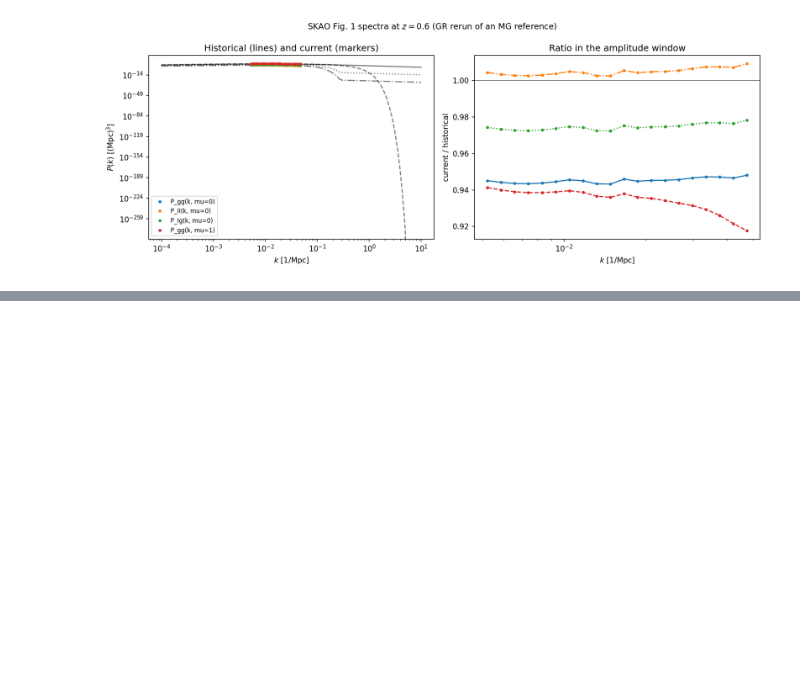
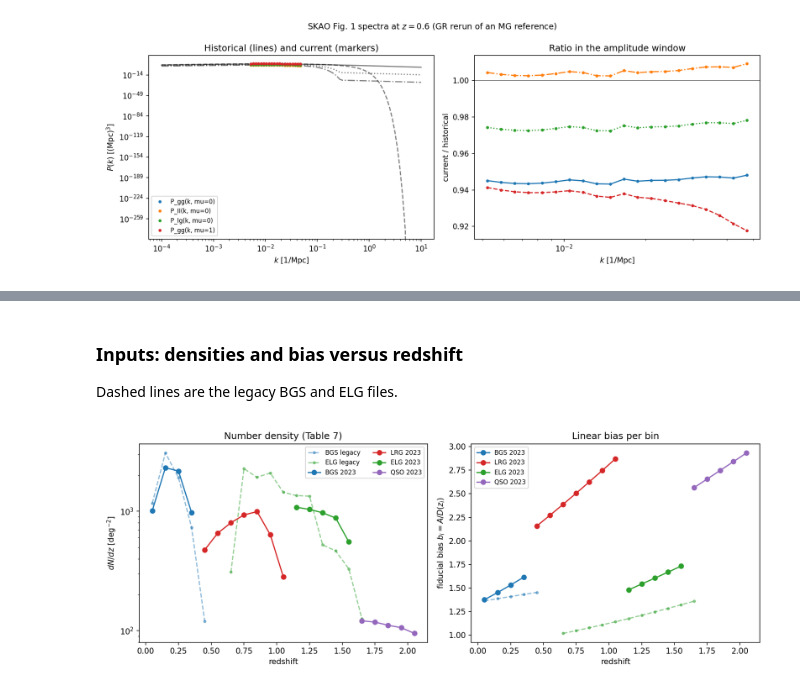
Before and after one commit to santiagocasas/cosmicjellyfish, a Jupyter notebook: notebooks/09-Survey-validation.ipynb, the cells around one changed output, grey strips where cells are left out. Drawn from its saved outputs; the diff is of its cells as text; code cells hidden in the pictures; blank space fills up the shorter version.

```diff
--- a/notebooks/09-Survey-validation.ipynb
+++ b/notebooks/09-Survey-validation.ipynb
@@ -197,0 +211,16 @@ fig1_diagnostic.png
+# %%
+DESI_WORKDIR = Path(tempfile.mkdtemp(prefix="desi2023_"))
+desi_cases = [
+    "desi2023-bgs", "desi2023-lrg", "desi2023-elg", "desi2023-qso",
+    "desi-bgs", "desi-elg", "euclid-spectro",
+]
+for model in ("LCDM", "w0waCDM"):
+    command = [
+        sys.executable,
+        str(REPO_ROOT / "scripts/validation/run_survey_forecasts.py"),
+        "--model", model,
+        "--output-dir", str(DESI_WORKDIR),
+    ]
+    for case in desi_cases:
+        command.extend(["--case", case])
+    subprocess.run(command, check=True, cwd=REPO_ROOT)
@@ -197,0 +245,8 @@ fig1_diagnostic.png
+# %% [markdown]
+### Inputs: densities and bias versus redshift
+
+Dashed lines are the legacy BGS and ELG files.
+# %%
+display(Image(filename=str(plots.plot_desi2023_inputs(DESI_WORKDIR))))
+# %% [output]
+[figure, added]
```
Also changed, not shown: parts of 11 cells of this notebook, 13 other files.
